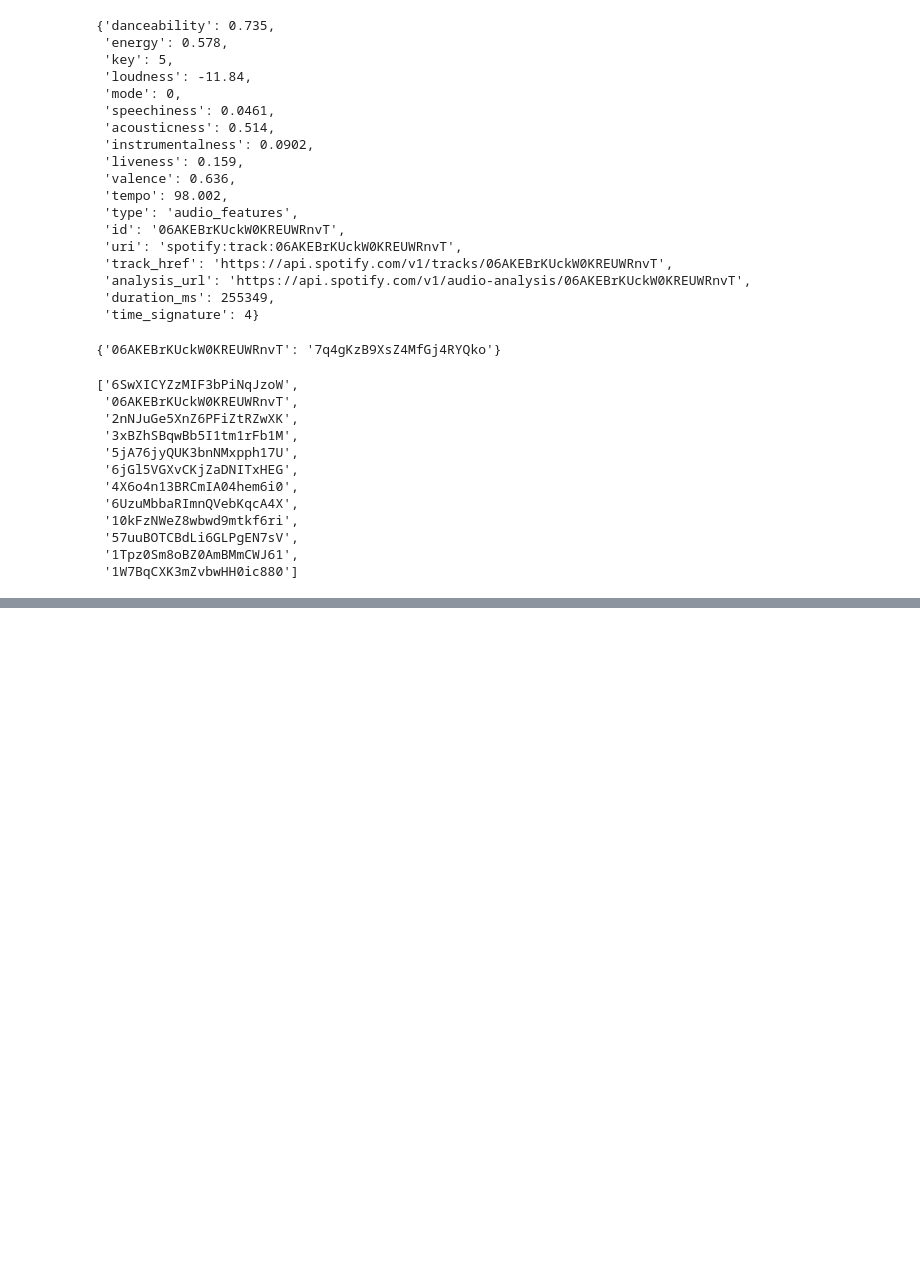
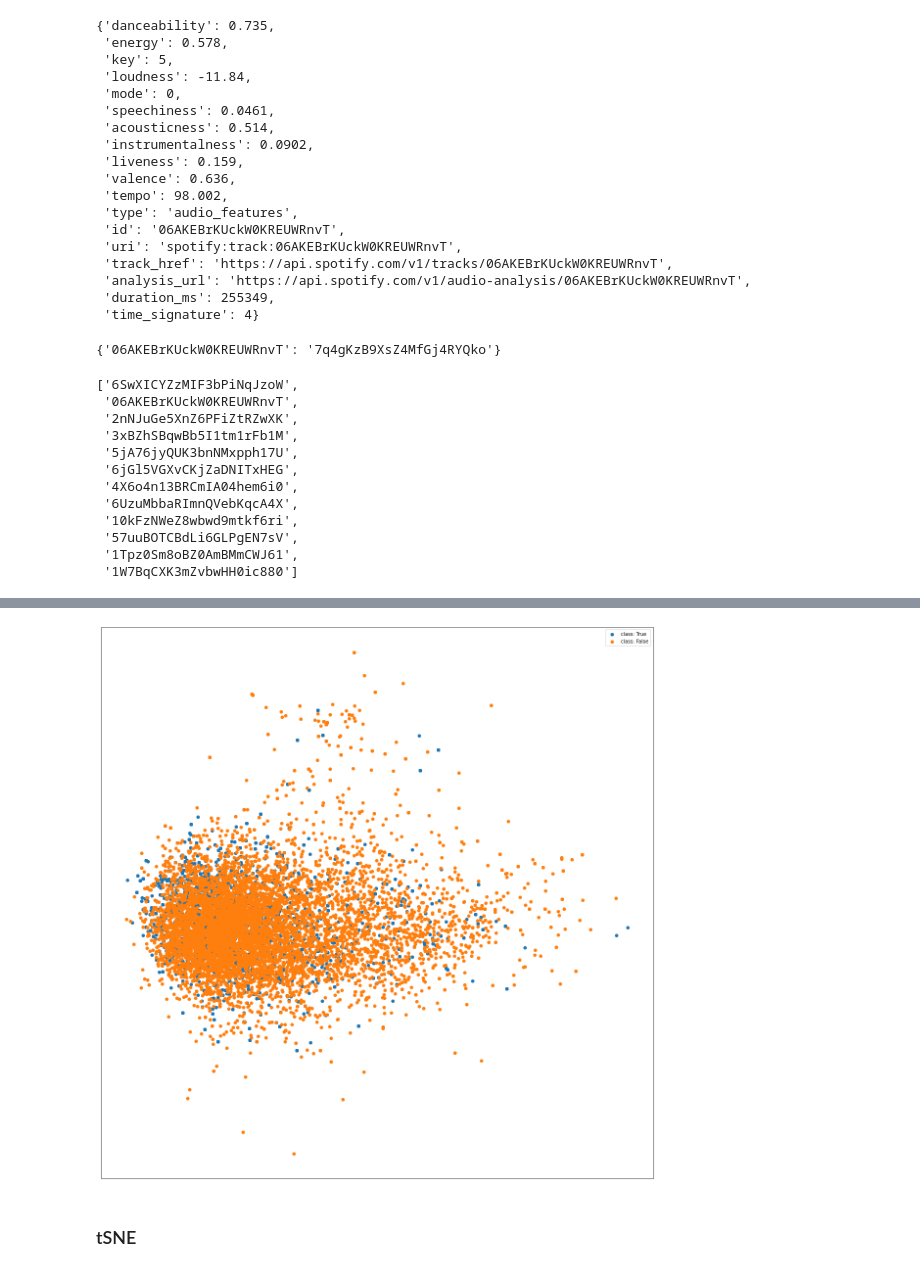
Before and after one commit to pszemkor/SpotiCharts, a Jupyter notebook: Developer API exploration.ipynb, the cells around one changed output, grey strips where cells are left out. Drawn from its saved outputs; the diff is of its cells as text; code cells hidden in the pictures; blank space fills up the shorter version.

```diff
--- a/Developer API exploration.ipynb
+++ b/Developer API exploration.ipynb
@@ -116,0 +350,6 @@ get_tracks_from_album('7q4gKzB9XsZ4MfGj4RYQko')
+# %%
+plot_2d_scatter(X_transformed[:,:2], targets)
+# %% [output]
+[figure, added]
+# %% [markdown]
+### tSNE
```
Also changed, not shown: parts of 35 cells of this notebook.
